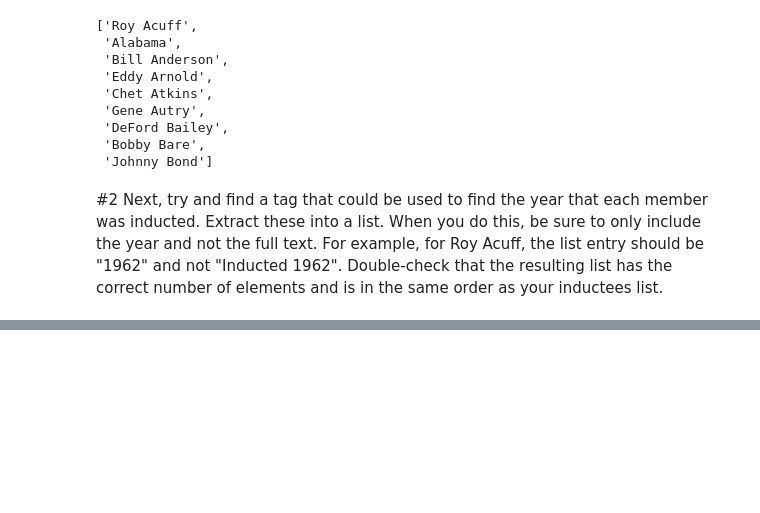
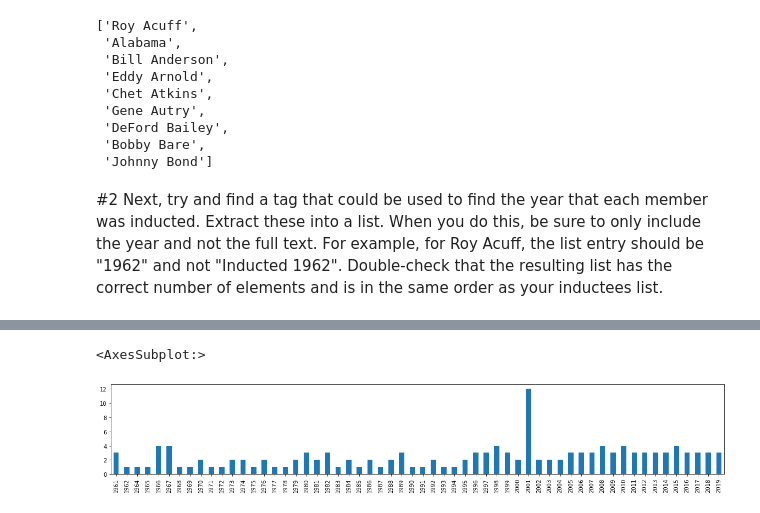
Before and after one commit to Rhunsilval/web_scraping_country_music_hof_python, a Jupyter notebook: notebooks/MusicCityWebscraping.ipynb, the cells around one changed output, grey strips where cells are left out. Saved outputs shown, nothing was run; the diff lists cells and outputs as text; code cells hidden in the pictures; blank space fills up the shorter version.

```diff
--- a/notebooks/MusicCityWebscraping.ipynb
+++ b/notebooks/MusicCityWebscraping.ipynb
@@ -61,0 +142,10 @@ for year in soup.find_all()
+# %%
+for x in range(startpage, lastpage):
+    wholesite.append(pagesall + str(x))
+wholesite
+#not sure how to get page 1 in there ... but i'll figure out later.  technically i already have.  maybe a join?
+#nope - figured it out!
+#also note - repeating this cell over and over again stacks the pages on top of one another, repeating info.
+#had to rerun kernel
+
+wholesite.append(page1)
@@ -61,0 +169,20 @@ for year in soup.find_all()
+# %%
+for site in wholesite:
+    responseall = requests.get(site)
+    soupall = BeautifulSoup(responseall.content, 'lxml')
+    for names in soupall.find_all('h3'):
+        namelistall.append(names.get_text())
+    regexall = re.compile(r"Inducted")
+    for year in soupall.find_all(text = regexall):
+        yearlistalldirty.append(year)
+
+#note - this forloop didn't work until i fixed my wholesite list to include the first page.
+#i guess because it didn't know where to start otherwise?
+#once i got the firstpage in there, it worked fine like all the other ones i did.
+# %%
+#namelistall
+#yearlistalldirty
+
+for x in yearlistalldirty:
+    yearlistall.append(x[-22:-18])
+yearlistall
@@ -61,0 +207,5 @@ for year in soup.find_all()
+# %%
+allinductees = pd.DataFrame()
+allinductees['names'] = namelistall
+allinductees['induction year'] = yearlistall
+allinductees
@@ -61,0 +245,5 @@ for year in soup.find_all()
+# %%
+allinductees['induction year'].value_counts().sort_index().plot(kind= 'bar', figsize=(20,3))
+# %% [output]
+<AxesSubplot:>
+[figure, added]
```
Also changed, not shown: parts of 25 cells of this notebook.
